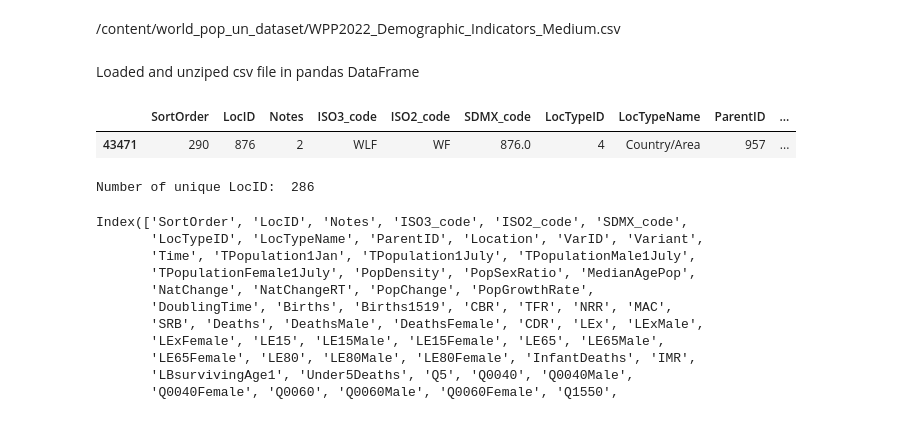
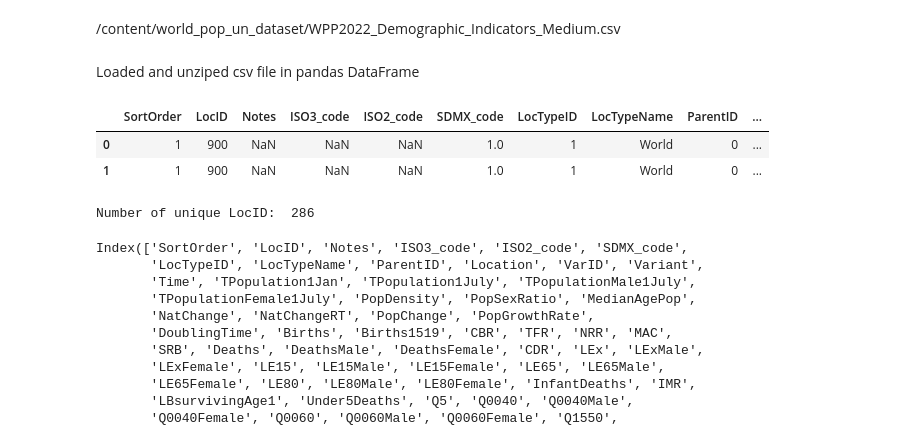
Before and after one commit to gshreya5/colab, a Jupyter notebook: world_pop_da.ipynb, the cells around one changed output. Drawn from its saved outputs; the diff is of its cells as text; code cells hidden in the pictures.

```diff
--- a/world_pop_da.ipynb
+++ b/world_pop_da.ipynb
@@ -104,17 +108,20 @@ with zipfile.ZipFile(zip_path, "r") as f:
 /content/world_pop_un_dataset/WPP2022_Demographic_Indicators_Medium.csv
 # %% [markdown]
 Loaded and unziped csv file in pandas DataFrame
+# %%
+PATH = os.getcwd()+'/'+extract_dir
 # %%
-path = '/content/'+extract_dir+'/WPP2022_Demographic_Indicators_Medium.csv'
+path = PATH+'/WPP2022_Demographic_Indicators_Medium.csv'
 data = pd.read_csv(path,dtype={'Notes': object})
 #dtype={'Notes': object} added since it was throwing dtype error because nan, int and string were present in column.
 # %%
 #set_option required because number of columns is higher
 pd.set_option('display.max_columns',None)
-data.tail(1)
+data.head(2)
 # %% [output]
 |  | SortOrder | LocID | Notes | ISO3_code | ISO2_code | SDMX_code | LocTypeID | LocTypeName | ParentID | ... |
-| 43471 | 290 | 876 | 2 | WLF | WF | 876.0 | 4 | Country/Area | 957 | ... |
+| 0 | 1 | 900 | NaN | NaN | NaN | 1.0 | 1 | World | 0 | ... |
+| 1 | 1 | 900 | NaN | NaN | NaN | 1.0 | 1 | World | 0 | ... |
 # %%
 #lets check how many unique values we have (number of location's ids)
 print('Number of unique LocID: ', data.LocID.unique().shape[0])
```
Also changed, not shown: parts of 22 cells of this notebook.
